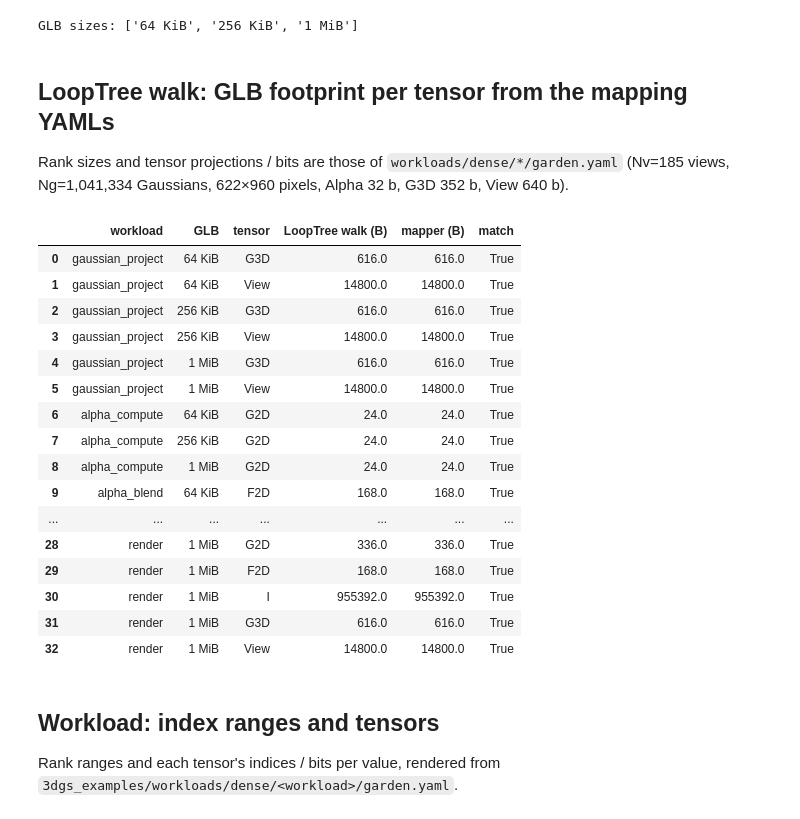
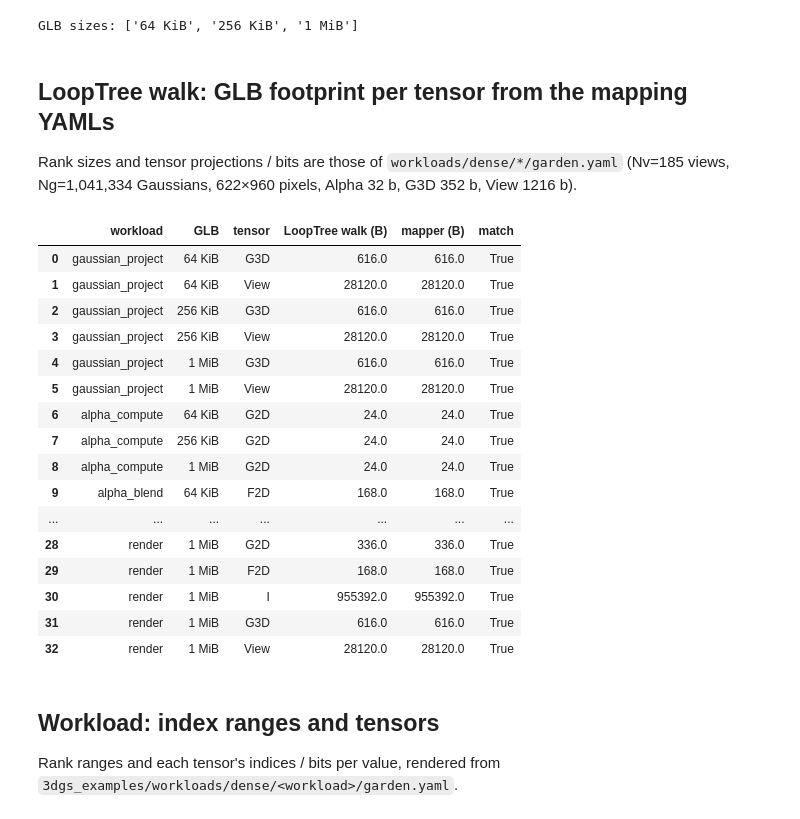
Before and after one commit to Itachi6912110/accelforge, a Jupyter notebook: notebooks/3dgs/dense/basic_arch_analysis.ipynb, the cells around one changed output. Saved outputs shown, nothing was run; the diff lists cells and outputs as text; code cells hidden in the pictures.

```diff
--- a/notebooks/3dgs/dense/basic_arch_analysis.ipynb
+++ b/notebooks/3dgs/dense/basic_arch_analysis.ipynb
@@ -63,12 +63,12 @@ GLB sizes: ['64 KiB', '256 KiB', '1 MiB']
 ## LoopTree walk: GLB footprint per tensor from the mapping YAMLs
 
 Rank sizes and tensor projections / bits are those of `workloads/dense/*/garden.yaml`
-(Nv=185 views, Ng=1,041,334 Gaussians, 622×960 pixels, Alpha 32 b, G3D 352 b, View 640 b).
+(Nv=185 views, Ng=1,041,334 Gaussians, 622×960 pixels, Alpha 32 b, G3D 352 b, View 1216 b).
 # %%
 RANKS = {"v": 185, "g": 1041334, "pu": 622, "pv": 960}
 PROJ = {"G3D": ["g"], "View": ["v"], "G2D": ["v", "g"], "F2D": ["v", "g"], "I": ["v", "pu", "pv"],
         "Alpha": ["v", "g", "pu", "pv"]}
-BITS = {"G3D": 352, "View": 640, "G2D": 192, "F2D": 96, "I": 128, "Alpha": 32}
+BITS = {"G3D": 352, "View": 1216, "G2D": 192, "F2D": 96, "I": 128, "Alpha": 32}
 
 class _Loader(yaml.SafeLoader):
     pass
@@ -86,39 +86,90 @@ def glb_footprints(nodes, extent=None, out=None):
             for ten in n["tensors"]:
                 size = 1
                 for r in PROJ[ten]:
                     size *= extent[r]
                 out[ten] = max(out.get(ten, 0), size * BITS[ten] / 8)
         elif t in ("Sequential", "Nested", "Pipeline"):
             if t == "Sequential" or t == "Pipeline":
                 for child in n["nodes"]:  # each branch starts from the same extents
                     glb_footprints(child["nodes"] if child["_type"] == "Nested" else [child], extent, out)
             else:
                 glb_footprints(n["nodes"], extent, out)
     return out
 
-walk = {}
+def glb_phases(nodes, extent=None, held=None):
+    """Split a LoopTree into phases that use the GLB at different times.
+
+    Each branch of a Sequential runs after the previous one, so it is its own phase; a phase
+    holds every GlobalBuffer Storage on its path from the root. Returns
+    [(einsums computed in the phase, {tensor: bytes held})].
+    """
+    extent = dict(extent or RANKS)
+    held = dict(held or {})
+    for k, n in enumerate(nodes):
+        t = n["_type"]
+        if t in ("Temporal", "Spatial"):
+            extent[n["rank_variable"]] = min(extent[n["rank_variable"]], n["tile_shape"])
+        elif t == "Storage" and n["component"] == "GlobalBuffer":
+            for ten in n["tensors"]:
+                size = 1
+                for r in PROJ[ten]:
+                    size *= extent[r]
+                held[ten] = size * BITS[ten] / 8
+        elif t == "Compute":
+            return [([n["einsum"]], held)]
+        elif t in ("Sequential", "Pipeline"):
+            phases = []
+            for child in n["nodes"]:
+                sub_nodes = child["nodes"] if child["_type"] == "Nested" else [child]
+                phases += glb_phases(sub_nodes, extent, held)
+            return _merge_fused(phases)
+        elif t == "Nested":
+            return glb_phases(n["nodes"] + nodes[k + 1:], extent, held)
+    return [([], held)]
+
+def _merge_fused(phases):
+    # branches that hold the same GLB tiles are one fused phase (e.g. ComputeAlpha and
+    # ComputeBlend under the shared GB[Alpha]); branches with different tiles alternate
+    merged = []
+    for einsums, held in phases:
+        for m in merged:
+            if m[1] == held:
+                m[0].extend(einsums)
+                break
+        else:
+            merged.append((list(einsums), held))
+    return merged
+
+walk, phases = {}, {}
 for wl in WORKLOADS:
     for g in GLBS:
         m = yaml.load((DENSE / wl / SCENE / f"glb_{g}.yaml").read_text(), Loader=_Loader)
         walk[wl, g] = glb_footprints(m["mapping"]["nodes"])
+        phases[wl, g] = glb_phases(m["mapping"]["nodes"])
+        # every tensor's per-phase footprint must agree with the per-tensor max
+        per_tensor = {}
+        for _, held in phases[wl, g]:
+            for ten, b in held.items():
+                per_tensor[ten] = max(per_tensor.get(ten, 0), b)
+        assert per_tensor == walk[wl, g], (wl, g, per_tensor, walk[wl, g])
 
 check = pd.DataFrame([
     {"workload": wl, "GLB": kib(g), "tensor": t,
      "LoopTree walk (B)": walk[wl, g].get(t, 0.0),
      "mapper (B)": row[wl][g]["glb_occupancy_bytes"].get(t, 0.0)}
     for wl in WORKLOADS for g in GLBS for t in TENSORS
     if walk[wl, g].get(t) or row[wl][g]["glb_occupancy_bytes"].get(t)])
 check["match"] = (check["LoopTree walk (B)"] - check["mapper (B)"]).abs() < 1e-6
 assert check["match"].all(), check[~check["match"]]
 check
 # %% [output]
 |  | workload | GLB | tensor | LoopTree walk (B) | mapper (B) | match |
 | 0 | gaussian_project | 64 KiB | G3D | 616.0 | 616.0 | True |
-| 1 | gaussian_project | 64 KiB | View | 14800.0 | 14800.0 | True |
+| 1 | gaussian_project | 64 KiB | View | 28120.0 | 28120.0 | True |
 | 2 | gaussian_project | 256 KiB | G3D | 616.0 | 616.0 | True |
-| 3 | gaussian_project | 256 KiB | View | 14800.0 | 14800.0 | True |
+| 3 | gaussian_project | 256 KiB | View | 28120.0 | 28120.0 | True |
 | 4 | gaussian_project | 1 MiB | G3D | 616.0 | 616.0 | True |
-| 5 | gaussian_project | 1 MiB | View | 14800.0 | 14800.0 | True |
+| 5 | gaussian_project | 1 MiB | View | 28120.0 | 28120.0 | True |
 | 6 | alpha_compute | 64 KiB | G2D | 24.0 | 24.0 | True |
 | 7 | alpha_compute | 256 KiB | G2D | 24.0 | 24.0 | True |
 | 8 | alpha_compute | 1 MiB | G2D | 24.0 | 24.0 | True |
@@ -128,7 +179,7 @@ check
 | 29 | render | 1 MiB | F2D | 168.0 | 168.0 | True |
 | 30 | render | 1 MiB | I | 955392.0 | 955392.0 | True |
 | 31 | render | 1 MiB | G3D | 616.0 | 616.0 | True |
-| 32 | render | 1 MiB | View | 14800.0 | 14800.0 | True |
+| 32 | render | 1 MiB | View | 28120.0 | 28120.0 | True |
 # %% [markdown]
 ## Workload: index ranges and tensors
 
```
Also changed, not shown: parts of 6 cells of this notebook, 20 other files.
